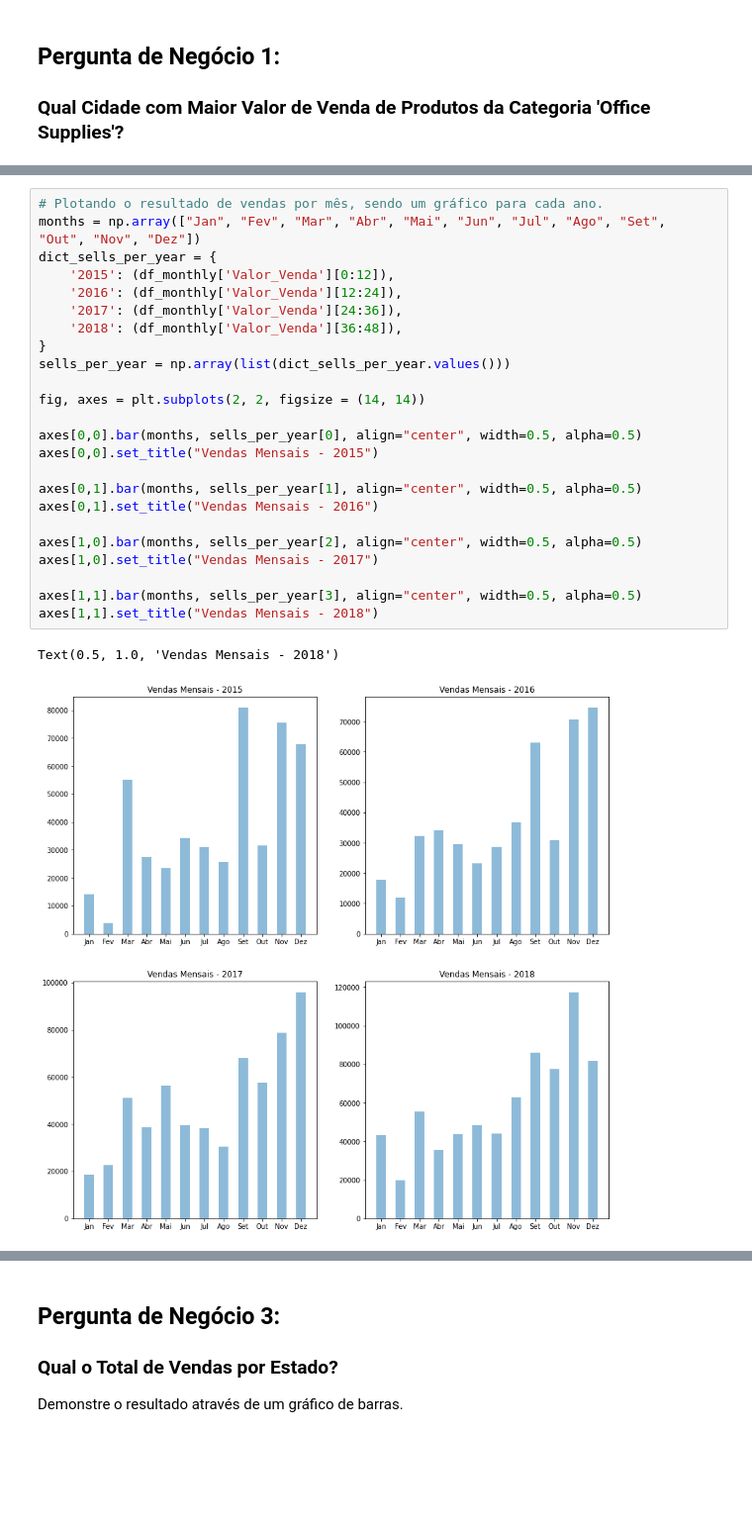
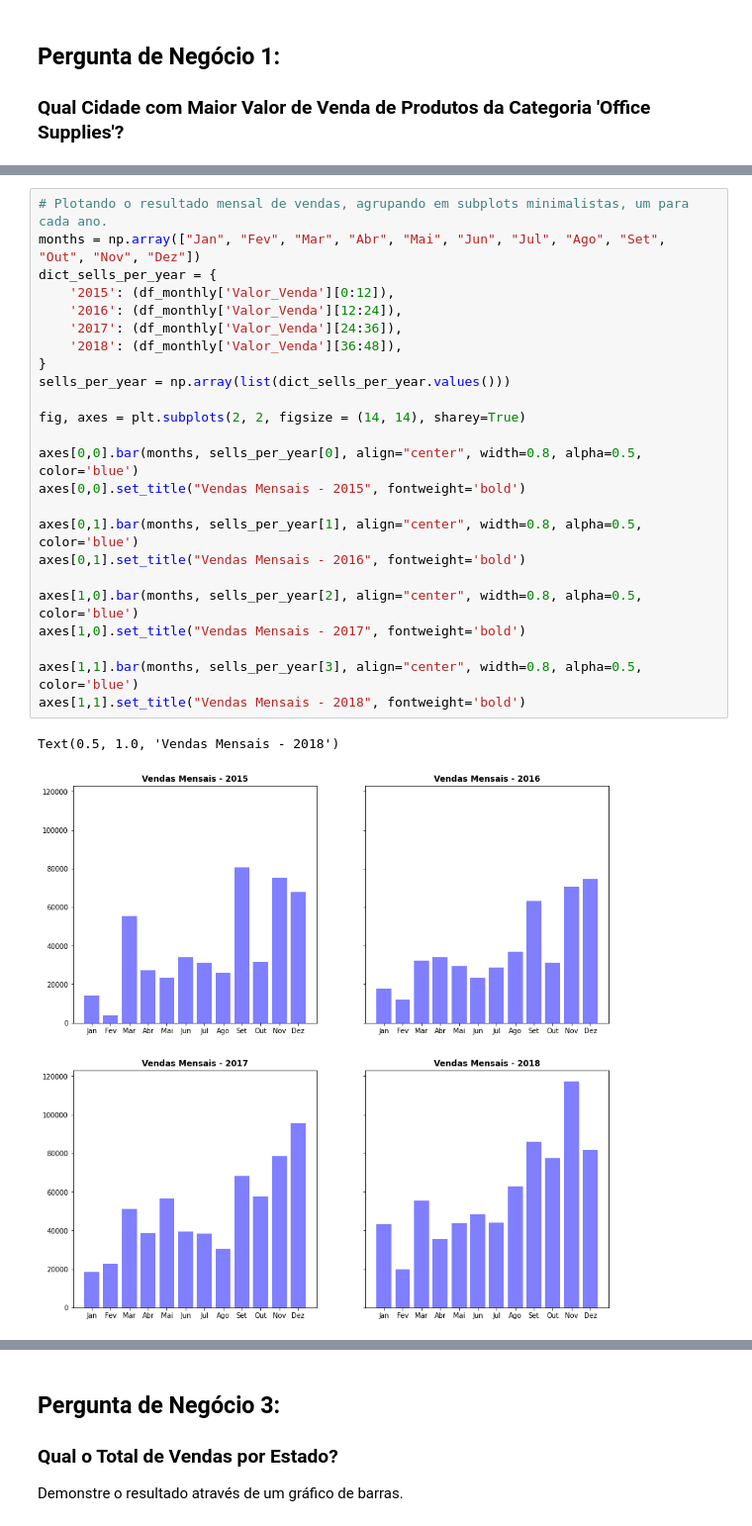
Before and after one commit to nettorobson/jupyter_varejo, a Jupyter notebook: projeto-varejo.ipynb, the cells around one changed output, grey strips where cells are left out. Shown at 99% size. Drawn from its saved outputs; the diff is of its cells as text; blank space fills up the shorter version.

```diff
--- a/projeto-varejo.ipynb
+++ b/projeto-varejo.ipynb
@@ -407,29 +407,29 @@ df_monthly
 | 2018-11-30 | 117180.7730 |
 | 2018-12-31 | 81654.2788 |
 # %%
-# Plotando o resultado de vendas por mês, sendo um gráfico para cada ano.
+# Plotando o resultado mensal de vendas, agrupando em subplots minimalistas, um para cada ano.
 months = np.array(["Jan", "Fev", "Mar", "Abr", "Mai", "Jun", "Jul", "Ago", "Set", "Out", "Nov", "Dez"])
 dict_sells_per_year = {
     '2015': (df_monthly['Valor_Venda'][0:12]),
     '2016': (df_monthly['Valor_Venda'][12:24]),
     '2017': (df_monthly['Valor_Venda'][24:36]),
     '2018': (df_monthly['Valor_Venda'][36:48]),
 }
 sells_per_year = np.array(list(dict_sells_per_year.values()))
 
-fig, axes = plt.subplots(2, 2, figsize = (14, 14))
+fig, axes = plt.subplots(2, 2, figsize = (14, 14), sharey=True)
 
-axes[0,0].bar(months, sells_per_year[0], align="center", width=0.5, alpha=0.5)
-axes[0,0].set_title("Vendas Mensais - 2015")
+axes[0,0].bar(months, sells_per_year[0], align="center", width=0.8, alpha=0.5, color='blue')
+axes[0,0].set_title("Vendas Mensais - 2015", fontweight='bold')
 
-axes[0,1].bar(months, sells_per_year[1], align="center", width=0.5, alpha=0.5)
-axes[0,1].set_title("Vendas Mensais - 2016")
+axes[0,1].bar(months, sells_per_year[1], align="center", width=0.8, alpha=0.5, color='blue')
+axes[0,1].set_title("Vendas Mensais - 2016", fontweight='bold')
 
-axes[1,0].bar(months, sells_per_year[2], align="center", width=0.5, alpha=0.5)
-axes[1,0].set_title("Vendas Mensais - 2017")
+axes[1,0].bar(months, sells_per_year[2], align="center", width=0.8, alpha=0.5, color='blue')
+axes[1,0].set_title("Vendas Mensais - 2017", fontweight='bold')
 
-axes[1,1].bar(months, sells_per_year[3], align="center", width=0.5, alpha=0.5)
-axes[1,1].set_title("Vendas Mensais - 2018")
+axes[1,1].bar(months, sells_per_year[3], align="center", width=0.8, alpha=0.5, color='blue')
+axes[1,1].set_title("Vendas Mensais - 2018", fontweight='bold')
 # %% [output]
 Text(0.5, 1.0, 'Vendas Mensais - 2018')
-[figure, old version]
+[figure, new version]
```
Also changed, not shown: parts of 53 cells of this notebook.
